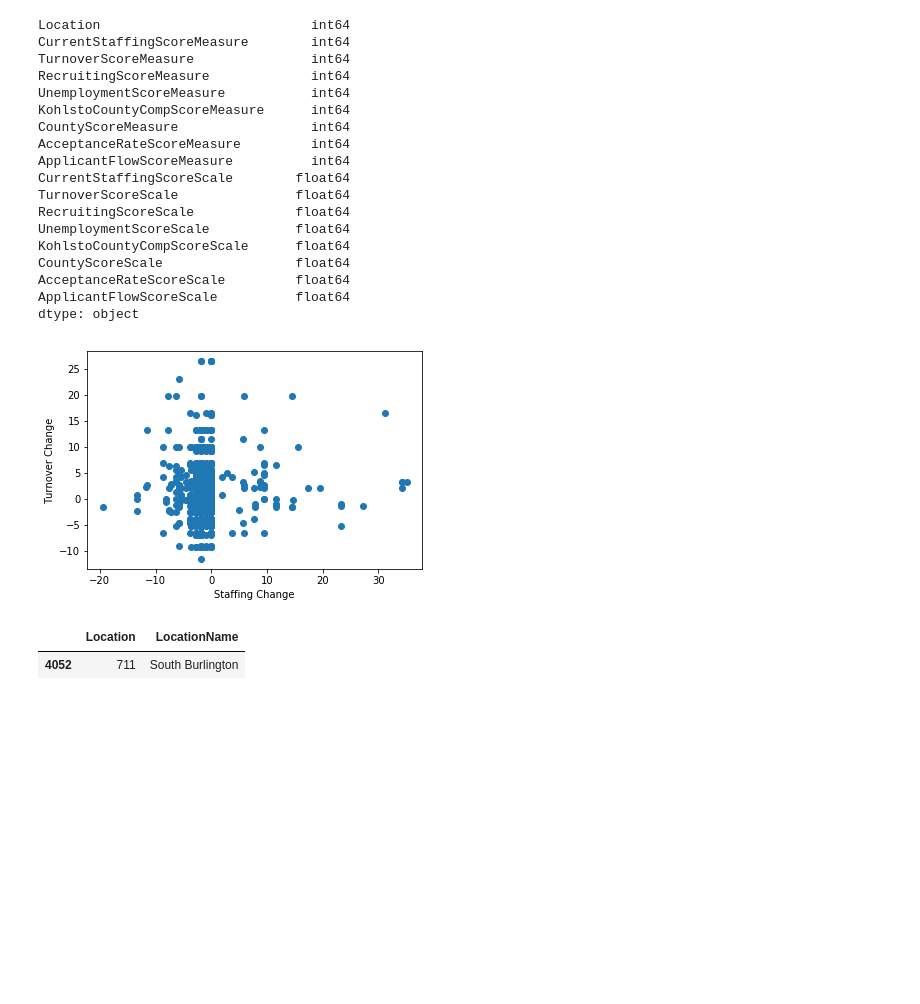
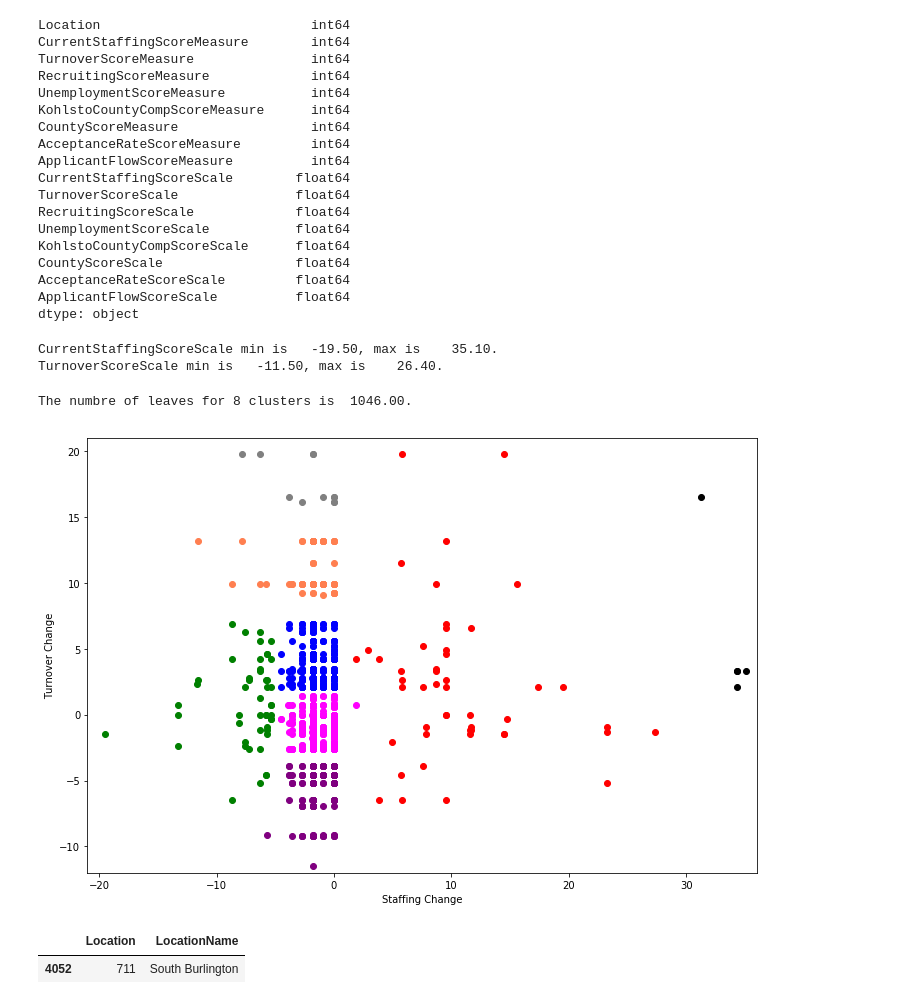
Before and after one commit to JustinNew/archive, a Jupyter notebook: projects/wagepressure/WagePressureAnalysisV2.11.ipynb, the cells around one changed output. Drawn from its saved outputs; the diff is of its cells as text; code cells hidden in the pictures; blank space fills up the shorter version.

```diff
--- a/projects/wagepressure/WagePressureAnalysisV2.11.ipynb
+++ b/projects/wagepressure/WagePressureAnalysisV2.11.ipynb
@@ -179,11 +179,49 @@ CountyScoreScale                 float64
 AcceptanceRateScoreScale         float64
 ApplicantFlowScoreScale          float64
 dtype: object
-# %%
-ax = plt.subplot(111)
-ax.scatter(df4['CurrentStaffingScoreScale'],df4['TurnoverScoreScale'])
-ax.set_xlabel('Staffing Change')
-ax.set_ylabel('Turnover Change')
-plt.savefig('StaffingTurnover_v2.11.png')
-# %% [output]
-[figure, removed]
+# %%
+print('CurrentStaffingScoreScale min is %8.2f, max is %8.2f.'%
+      (min(df4['CurrentStaffingScoreScale'].unique()), max(df4['CurrentStaffingScoreScale'].unique())))
+print('TurnoverScoreScale min is %8.2f, max is %8.2f.'%
+      (min(df4['TurnoverScoreScale'].unique()), max(df4['TurnoverScoreScale'].unique())))
+# %% [output]
+CurrentStaffingScoreScale min is   -19.50, max is    35.10.
+TurnoverScoreScale min is   -11.50, max is    26.40.
+# %%
+from sklearn.cluster import AgglomerativeClustering
+
+X = df4[[i+'Scale' for i in ['CurrentStaffingScore','TurnoverScore']]]
+x_p = []
+y_p = []
+for ncenter in [8]:
+    ward = AgglomerativeClustering(n_clusters=ncenter).fit(X)
+    predictions = ward.labels_
+    print('The numbre of leaves for %d clusters is %8.2f.'%(ncenter, ward.n_leaves_))
+    x_p.append(ncenter)
+    y_p.append(ward.n_leaves_)
+    df4 = df4.assign(prediction=list(predictions))
+    cluster_2d = df4.join(df4_saved.set_index('Location'), on='Location')
+# %% [output]
+The numbre of leaves for 8 clusters is  1046.00.
+# %%
+fig = plt.figure(figsize=(12,8))
+
+ax = plt.subplot(111)
+n_c = 1
+n_list = [0,1,2,3,4,5,6,7]
+c_list = ['red','blue','green','fuchsia','purple','black','grey','coral']
+
+# n_list = [5,6]
+# c_list = ['black', 'grey']
+
+for n_n, n_c in zip(n_list, c_list):
+    ax.scatter(df4[df4['prediction']==n_n]['CurrentStaffingScoreScale'],
+               df4[df4['prediction']==n_n]['TurnoverScoreScale'], color=n_c)
+
+ax.set_xlabel('Staffing Change')
+ax.set_ylabel('Turnover Change')
+ax.set_xlim((-21, 36))
+ax.set_ylim((-12,21))
+plt.savefig('Hierarchy_cluster_2D.png')
+# %% [output]
+[figure, added]
```
Also changed, not shown: parts of 2 cells of this notebook.
